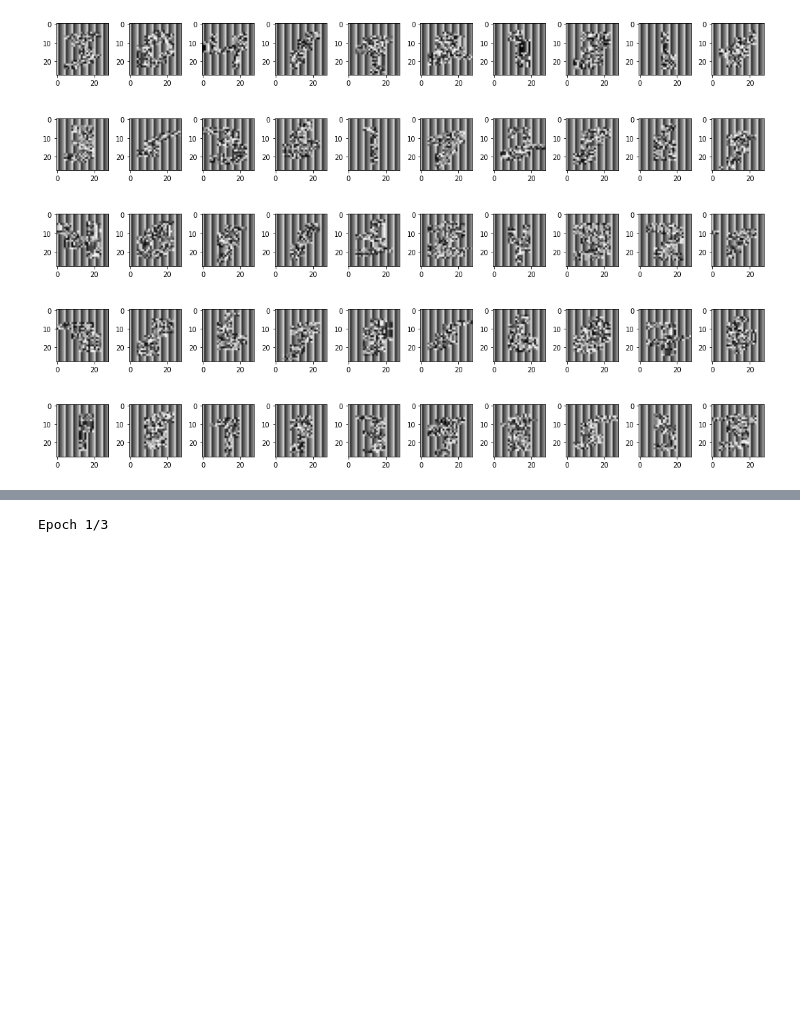
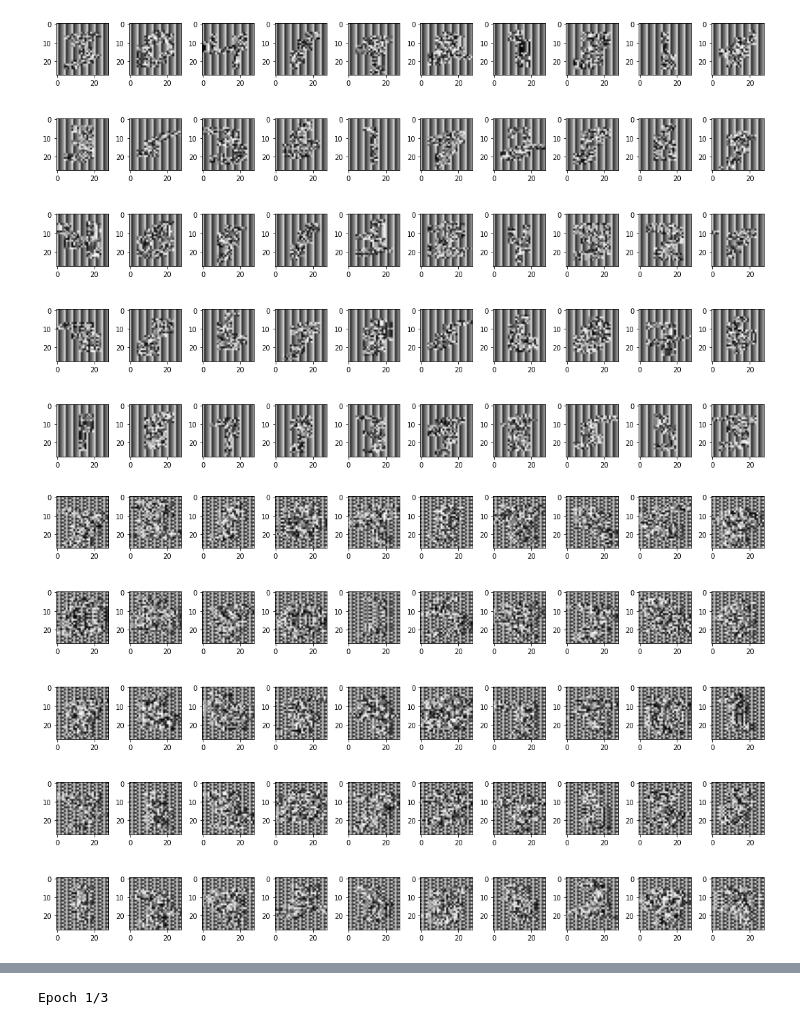
Before and after one commit to SooryaSRajan/CNN-Lightweight-Block-Cipher-Classifier, a Jupyter notebook: NoteBooks/CNN.ipynb, the cells around one changed output, grey strips where cells are left out. Drawn from its saved outputs; the diff is of its cells as text; code cells hidden in the pictures; blank space fills up the shorter version.

Commit message:
Added plots for test data

```diff
--- a/NoteBooks/CNN.ipynb
+++ b/NoteBooks/CNN.ipynb
@@ -80,6 +80,20 @@ trainY = to_categorical(y)
 #Validating using test dataset generated separately
 with open('present_test.pkl', 'rb') as f:
     encrypted_present_test = pickle.load(f)
+# %%
+#Plotting Present Encrypted Dataset
+
+num_row = 5
+num_col = 10
+# plot images
+fig1, axes1 = plt.subplots(num_row, num_col, figsize=(1.5 * num_col, 2 * num_row))
+for i in range(50):
+    ax1 = axes1[i // num_col, i % num_col]
+    ax1.imshow(encrypted_present_test[i], cmap='gray')
+plt.tight_layout()
+plt.show()
+# %% [output]
+[figure, added]
 # %%
 with open('speck_test.pkl', 'rb') as f:
     encrypted_speck_test = pickle.load(f)
```
Also changed, not shown: parts of 1 cell of this notebook.
